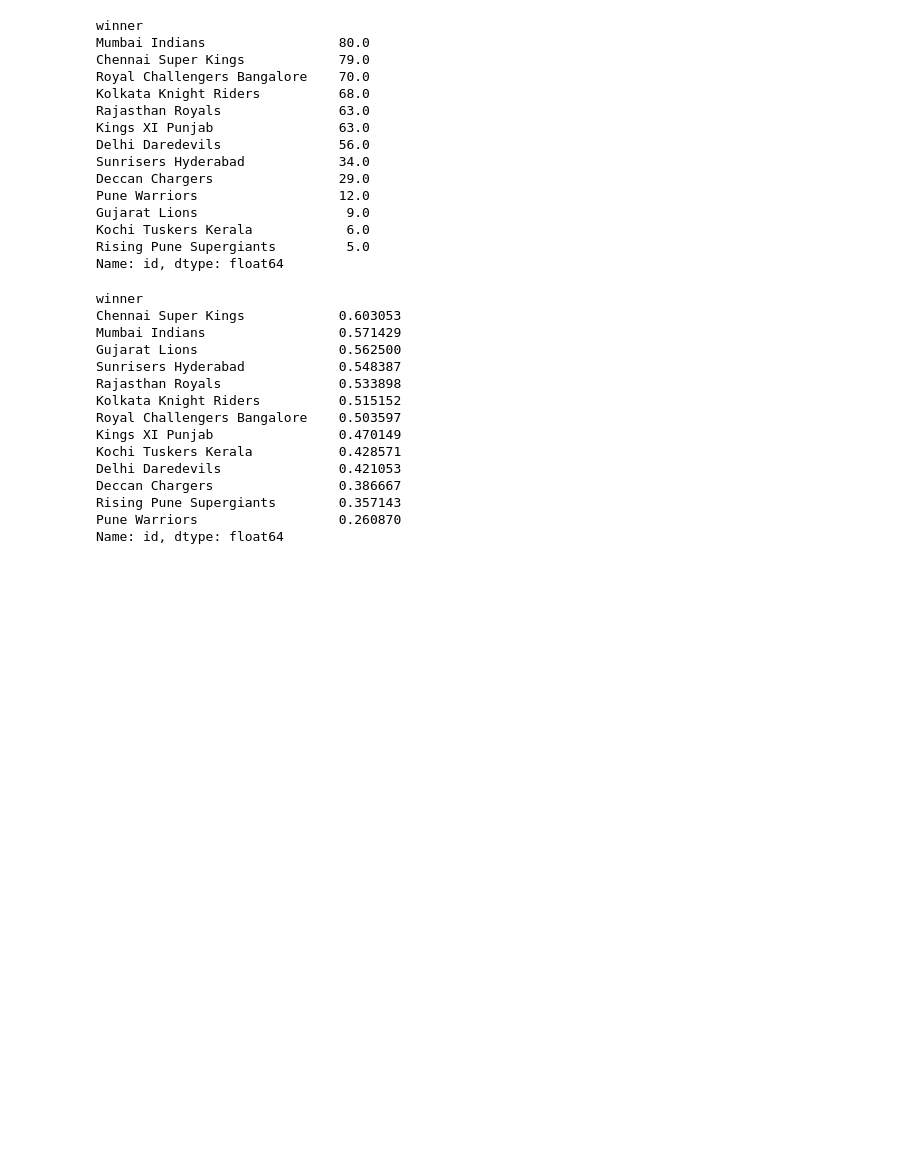
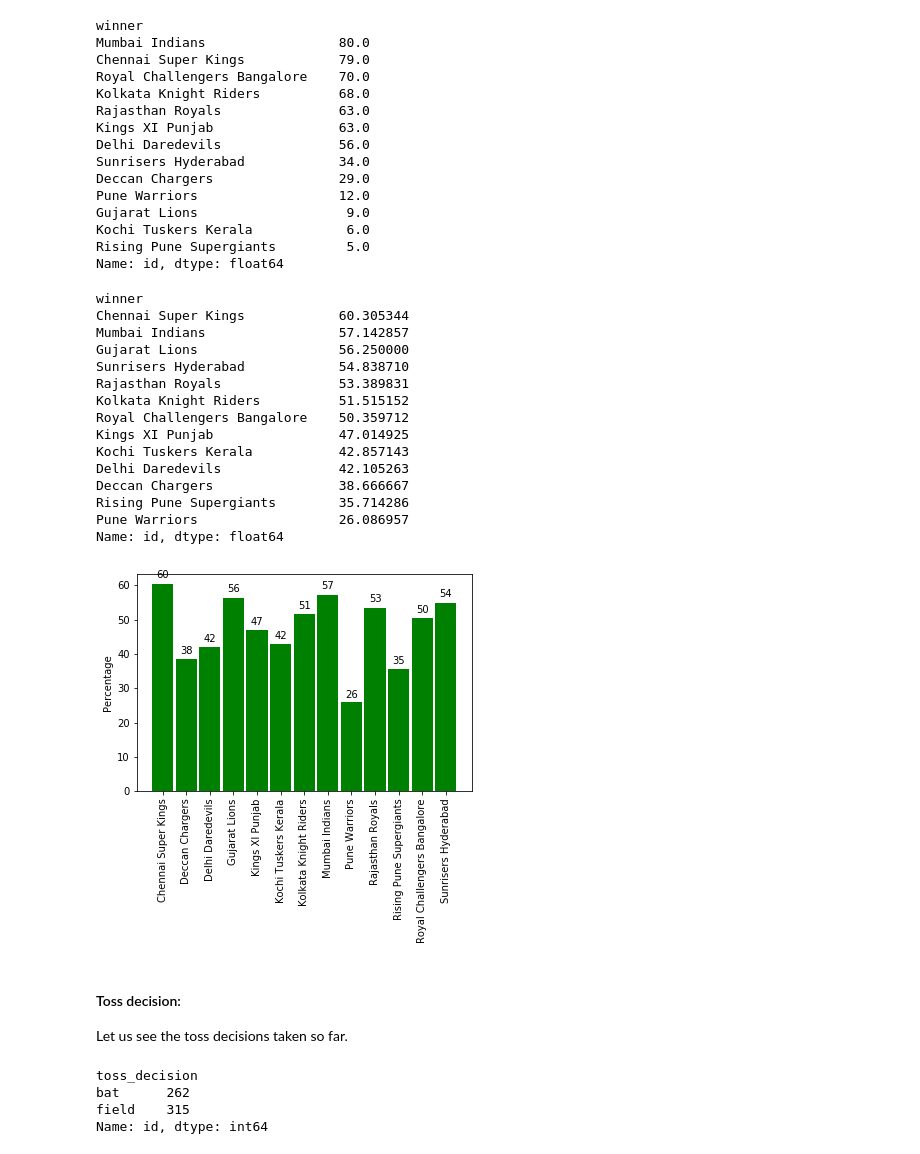
Before and after one commit to Madhu009/KaggleProblems, a Jupyter notebook: IPL-Data-Prediction/IPL_Data_analysis.ipynb, the cells around one changed output. Drawn from its saved outputs; the diff is of its cells as text; code cells hidden in the pictures; blank space fills up the shorter version.

Commit message:
IPL data visualizing seaborn and matplot -2

```diff
--- a/IPL-Data-Prediction/IPL_Data_analysis.ipynb
+++ b/IPL-Data-Prediction/IPL_Data_analysis.ipynb
@@ -217,22 +217,56 @@ Name: id, dtype: float64
 # %%
 t=melt_df.groupby(['winner'])
 t1=melt_df.groupby(['value'])
-t=(t['id'].count()/2)/(t1['id'].count())
+t=(t['id'].count()/2)/(t1['id'].count())*100
 # %%
 t.sort_values(ascending=False)
 # %% [output]
 winner
-Chennai Super Kings            0.603053
-Mumbai Indians                 0.571429
-Gujarat Lions                  0.562500
-Sunrisers Hyderabad            0.548387
-Rajasthan Royals               0.533898
-Kolkata Knight Riders          0.515152
-Royal Challengers Bangalore    0.503597
-Kings XI Punjab                0.470149
-Kochi Tuskers Kerala           0.428571
-Delhi Daredevils               0.421053
-Deccan Chargers                0.386667
-Rising Pune Supergiants        0.357143
-Pune Warriors                  0.260870
+Chennai Super Kings            60.305344
+Mumbai Indians                 57.142857
+Gujarat Lions                  56.250000
+Sunrisers Hyderabad            54.838710
+Rajasthan Royals               53.389831
+Kolkata Knight Riders          51.515152
+Royal Challengers Bangalore    50.359712
+Kings XI Punjab                47.014925
+Kochi Tuskers Kerala           42.857143
+Delhi Daredevils               42.105263
+Deccan Chargers                38.666667
+Rising Pune Supergiants        35.714286
+Pune Warriors                  26.086957
 Name: id, dtype: float64
+# %%
+# create a function for labeling #
+def autolabel(rects):
+    for rect in rects:
+        height = rect.get_height()
+        ax.text(rect.get_x() + rect.get_width()/2., 1.02*height,
+                '%d' % int(height),
+                ha='center', va='bottom')
+# %%
+labels=(np.array(t.keys()))
+win_pers=(np.array(t))
+ind = np.arange(len(labels))
+
+fig,ax=plt.subplots()
+rects = ax.bar(ind,win_pers,width=0.9, color='g')
+ax.set_xticklabels(labels, rotation='vertical')
+ax.set_ylabel("Percentage")
+ax.set_xticks(ind)
+autolabel(rects)
+plt.show()
+# %% [output]
+[figure, added]
+# %% [markdown]
+#### Toss decision:
+Let us see the toss decisions taken so far.
+# %%
+toss_count=match_df.groupby(['toss_decision'])
+toss_count=toss_count['id'].count()
+toss_count
+# %% [output]
+toss_decision
+bat      262
+field    315
+Name: id, dtype: int64
```
Also changed, not shown: parts of 10 cells of this notebook.
